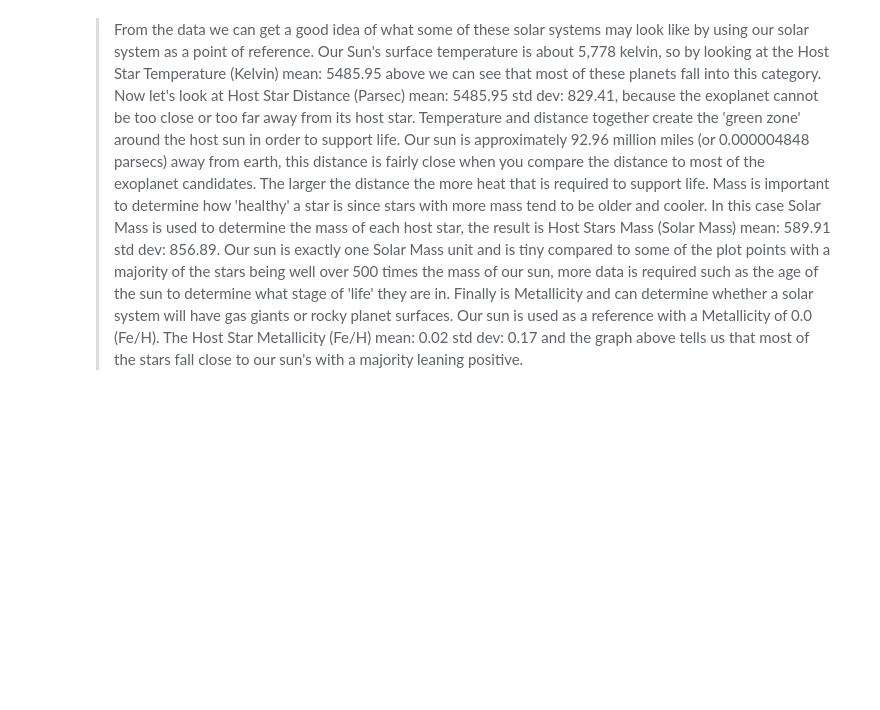
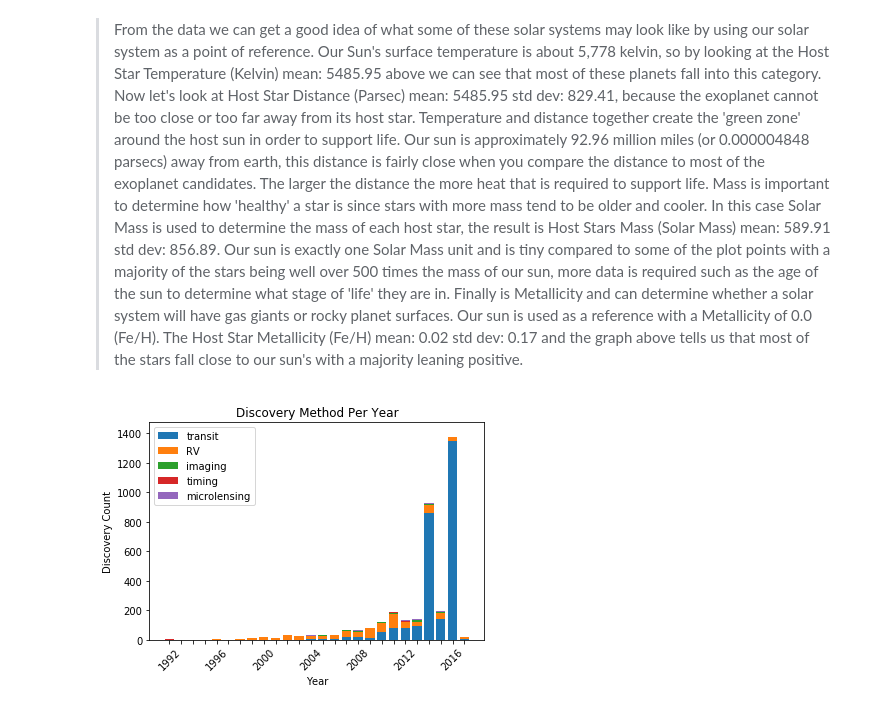
Before and after one commit to aelf2028/KeplerExoplanetSearch, a Jupyter notebook: exoplanet_project.ipynb, the cells around one changed output. Saved outputs shown, nothing was run; the diff lists cells and outputs as text; code cells hidden in the pictures; blank space fills up the shorter version.

Commit message:
Discovery Method Per Year

```diff
--- a/exoplanet_project.ipynb
+++ b/exoplanet_project.ipynb
@@ -329,0 +330,24 @@ Host Star Metallicity (Fe/H) mean: 0.02  std dev: 0.17
+# %%
+df2 = df2[df2['DiscoveryYear'] >= 1940]
+xrange = range(int(df2['DiscoveryYear'].min()), int(df2['DiscoveryYear'].max()+1))
+xlabels = [str(x) if x%4==0 else "" for x in xrange]
+methods = ['transit', 'RV', 'imaging', 'timing', 'microlensing']
+counts = df2[df2['DiscoveryMethod']=='transit'].groupby('DiscoveryYear')['DiscoveryYear'].count()
+counts = counts.reindex(xrange, fill_value=0.0)
+counts[:] = 0
+last = counts.values
+
+plt.title('Discovery Method Per Year')
+plt.xlabel('Year')
+plt.ylabel('Discovery Count')
+plt.xticks(xrange, xlabels, rotation=45)
+for method in methods:
+    counts = df2[df2['DiscoveryMethod']==method].groupby('DiscoveryYear')['DiscoveryYear'].count()
+    counts = counts.reindex(xrange, fill_value=0.0)
+    plt.bar(counts.keys(), counts, bottom=last)
+    last += counts.values
+plt.ylim(top=max(last)+100)
+plt.legend(methods)
+plt.show()
+# %% [output]
+[figure, added]
```
